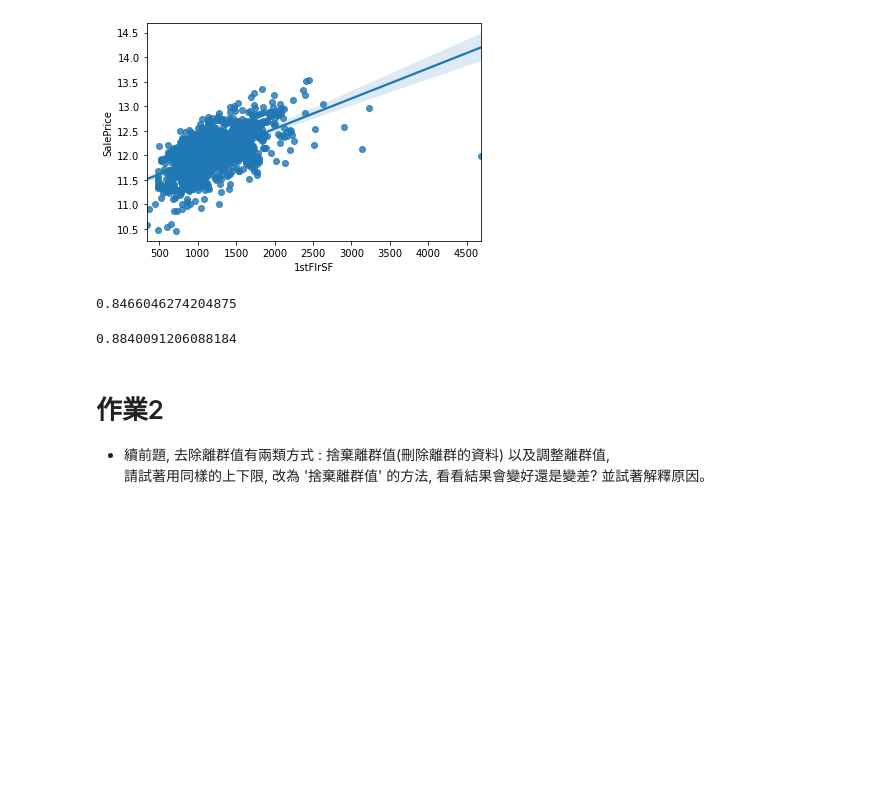
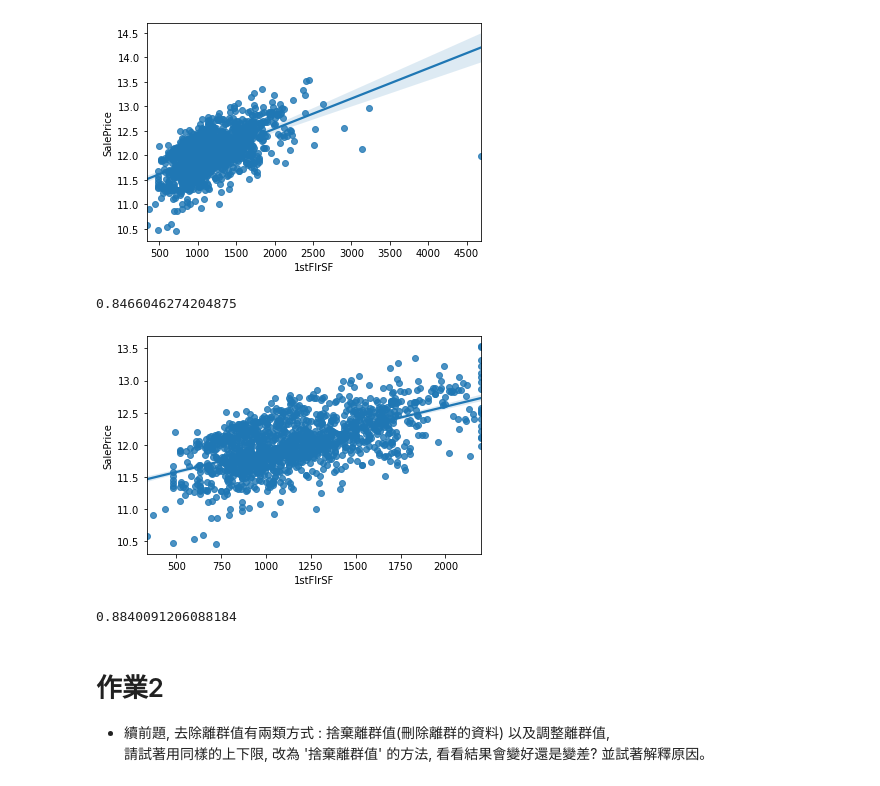
Before and after one commit to PatrickRuan/ML100Days, a Jupyter notebook: homework/Day_010_HW.ipynb, the cells around one changed output. Saved outputs shown, nothing was run; the diff lists cells and outputs as text; code cells hidden in the pictures; blank space fills up the shorter version.

```diff
--- a/homework/Day_010_HW.ipynb
+++ b/homework/Day_010_HW.ipynb
@@ -77,15 +77,17 @@ cross_val_score(estimator, train_X, train_Y, cv=5).mean()
 # %%
 # 將 1stFlrSF 限制在你覺得適合的範圍內, 調整離群值
 """
 Your Code Here
 """
 df['1stFlrSF'] = df['1stFlrSF'].clip(200, 2200)
-
+sns.regplot(x = df['1stFlrSF'], y=train_Y)
+plt.show()
 # 做線性迴歸, 觀察分數
 train_X = MMEncoder.fit_transform(df)
 estimator = LinearRegression()
 cross_val_score(estimator, train_X, train_Y, cv=5).mean()
 # %% [output]
+[figure, added]
 0.8840091206088184
 # %% [markdown]
 # 作業2
```
Also changed, not shown: parts of 2 cells of this notebook.
